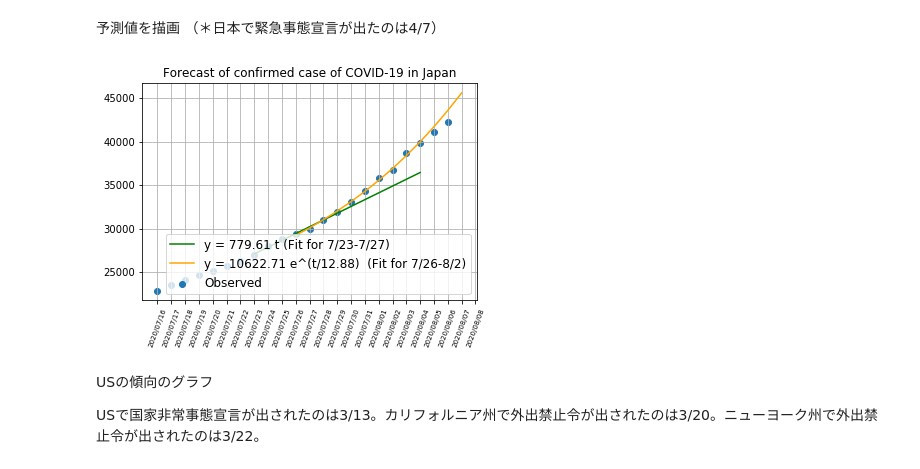
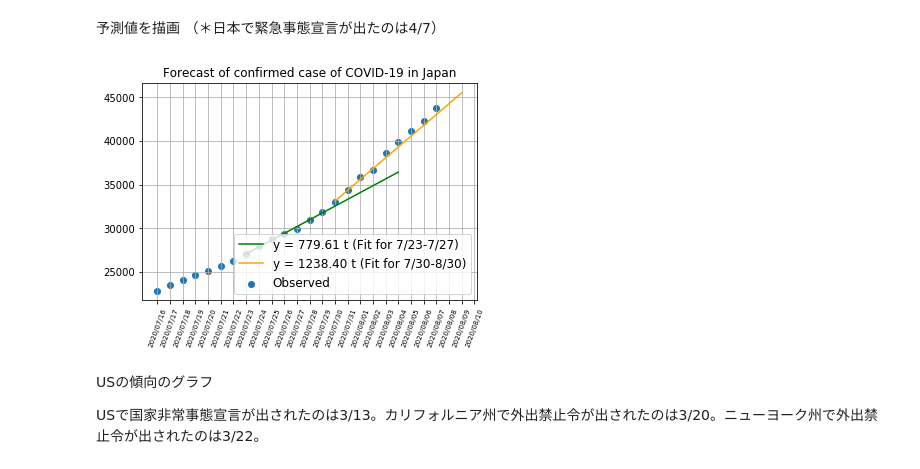
Before and after one commit to yoneken/covid19jp, a Jupyter notebook: Forecast_covid19.ipynb, the cells around one changed output. Cells and saved outputs as stored; diff of their text form; code cells hidden in the pictures.

```diff
--- a/Forecast_covid19.ipynb
+++ b/Forecast_covid19.ipynb
@@ -141,14 +141,15 @@ j_confirmed_pick = df.Japan[177:].values
 # %%
 plt.scatter(x_latent[:len(j_confirmed_pick)], j_confirmed_pick, label="Observed")
 plt.xticks(x_latent, xticks, fontsize=7, rotation=70);
 draw_approx_curve(x_latent, j_confirmed_pick, range(7, 14), 1, color="green", forecast=6, info="(Fit for 7/23-7/27)")
-draw_approx_exp_curve(x_latent, j_confirmed_pick, range(10,18), color="orange", forecast=5, info="(Fit for 7/26-8/2)")
+draw_approx_curve(x_latent, j_confirmed_pick, range(14, 18), 1, color="orange", forecast=7, info="(Fit for 7/30-8/30)")
+#draw_approx_exp_curve(x_latent, j_confirmed_pick, range(10,18), color="orange", forecast=5, info="(Fit for 7/26-8/2)")
 
 plt.legend(fontsize=12, loc="lower right")
 plt.title("Forecast of confirmed case of COVID-19 in Japan")
 plt.grid()
 # %% [output]
-[figure, old version]
+[figure, new version]
 # %% [markdown]
 USの傾向のグラフ
 
```
Also changed, not shown: parts of 11 cells of this notebook, 1 other file.
